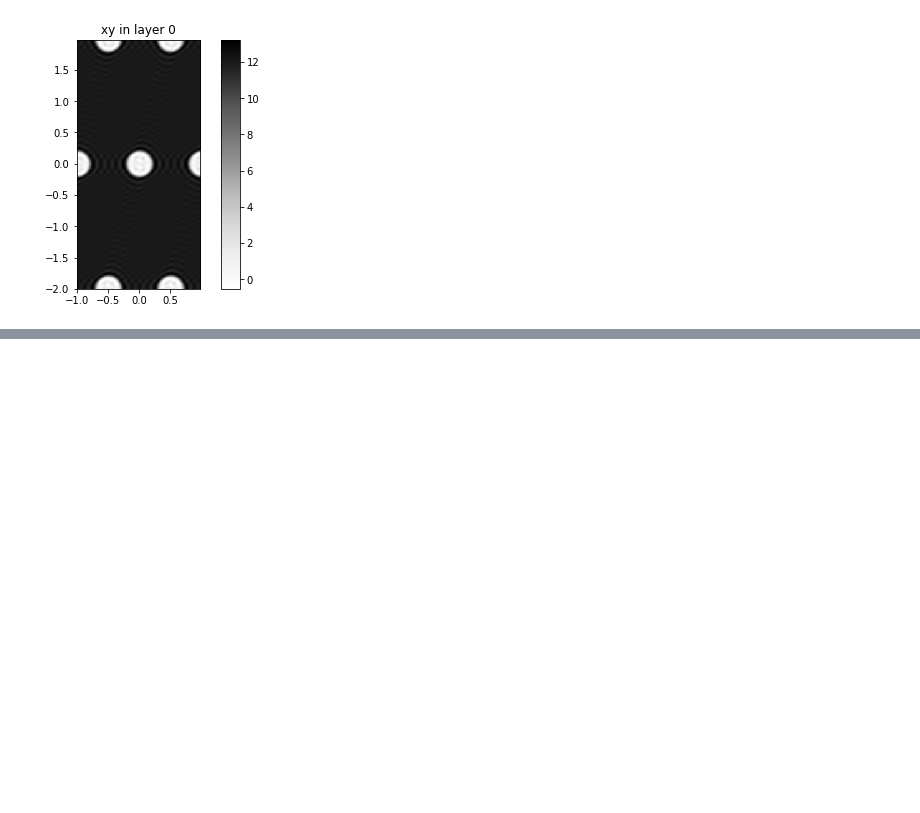
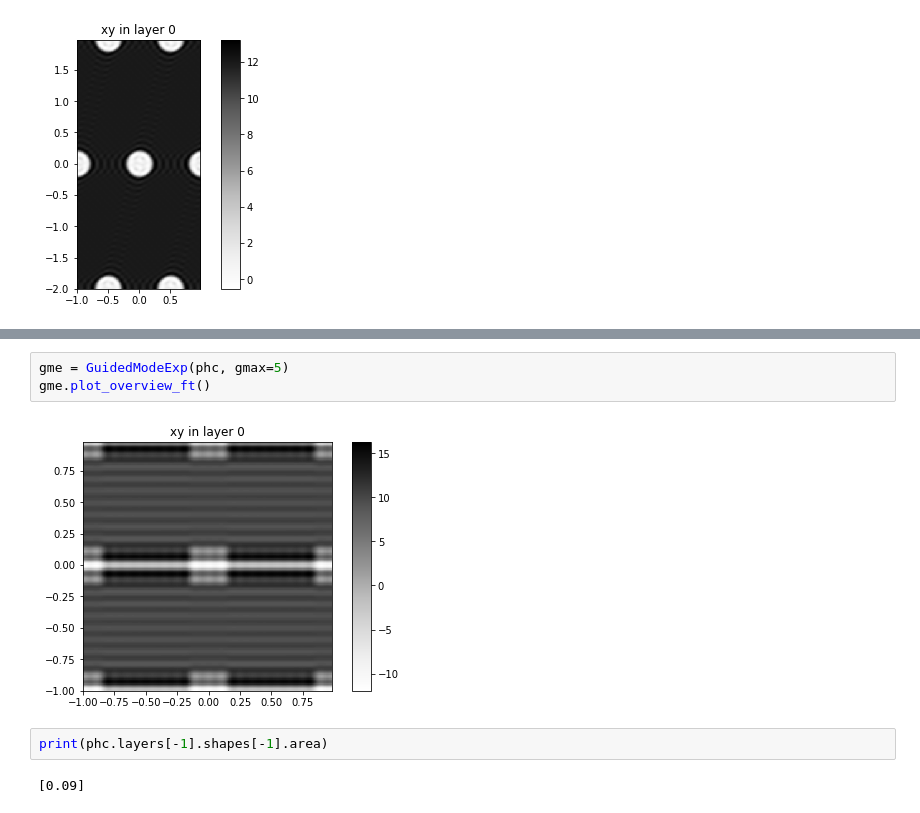
Before and after one commit to fancompute/legume, a Jupyter notebook: test_gme.ipynb, the cells around one changed output, grey strips where cells are left out. Saved outputs shown, nothing was run; the diff lists cells and outputs as text; blank space fills up the shorter version.

```diff
--- a/test_gme.ipynb
+++ b/test_gme.ipynb
@@ -95,0 +115,9 @@ gme.plot_overview_ft()
+# %%
+gme = GuidedModeExp(phc, gmax=5)
+gme.plot_overview_ft()
+# %% [output]
+[figure, added]
+# %%
+print(phc.layers[-1].shapes[-1].area)
+# %% [output]
+[0.09]
```
Also changed, not shown: parts of 1 cell of this notebook, 1 other file.
